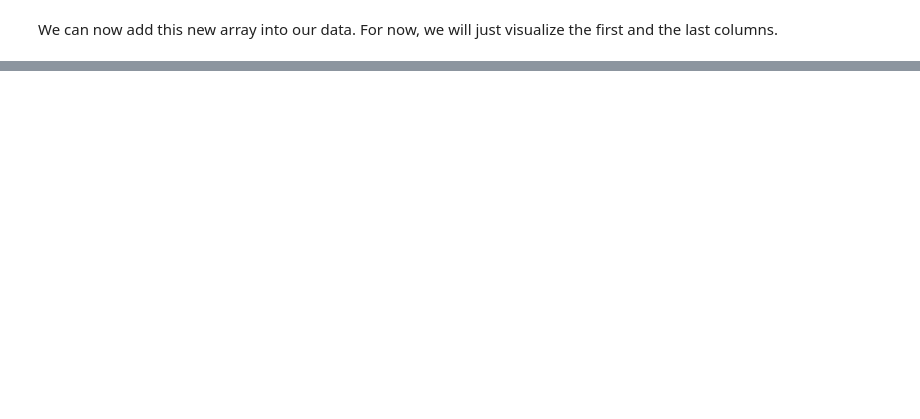
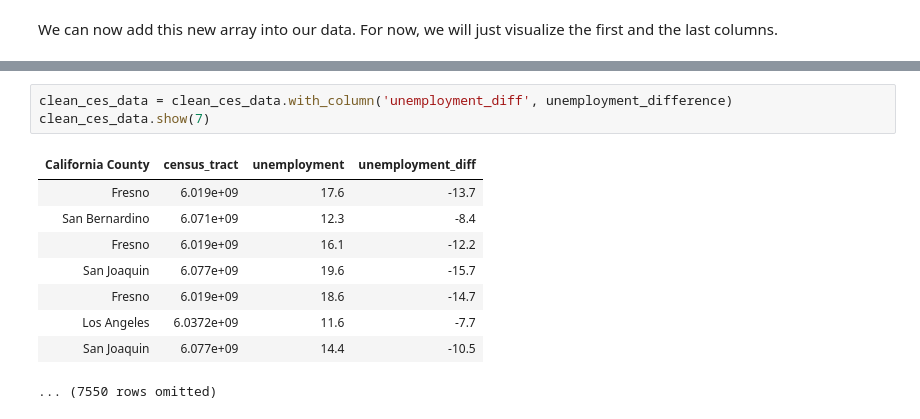
Before and after one commit to ds-modules/course-assets, a Jupyter notebook: materials/su20/Chapter 5/Chapter 5.ipynb, the cells around one changed output, grey strips where cells are left out. Cells and saved outputs as stored; diff of their text form; blank space fills up the shorter version.

```diff
--- a/materials/su20/Chapter 5/Chapter 5.ipynb
+++ b/materials/su20/Chapter 5/Chapter 5.ipynb
@@ -59,0 +76,13 @@ data.with_column('unemployment_diff', unemployment_difference).select(0, len(dat
+# %%
+clean_ces_data = clean_ces_data.with_column('unemployment_diff', unemployment_difference)
+clean_ces_data.show(7)
+# %% [output]
+| California County | census_tract | unemployment | unemployment_diff |
+| Fresno | 6.019e+09 | 17.6 | -13.7 |
+| San Bernardino | 6.071e+09 | 12.3 | -8.4 |
+| Fresno | 6.019e+09 | 16.1 | -12.2 |
+| San Joaquin | 6.077e+09 | 19.6 | -15.7 |
+| Fresno | 6.019e+09 | 18.6 | -14.7 |
+| Los Angeles | 6.0372e+09 | 11.6 | -7.7 |
+| San Joaquin | 6.077e+09 | 14.4 | -10.5 |
+... (7550 rows omitted)
```
Also changed, not shown: parts of 14 cells of this notebook, 8 other files.
